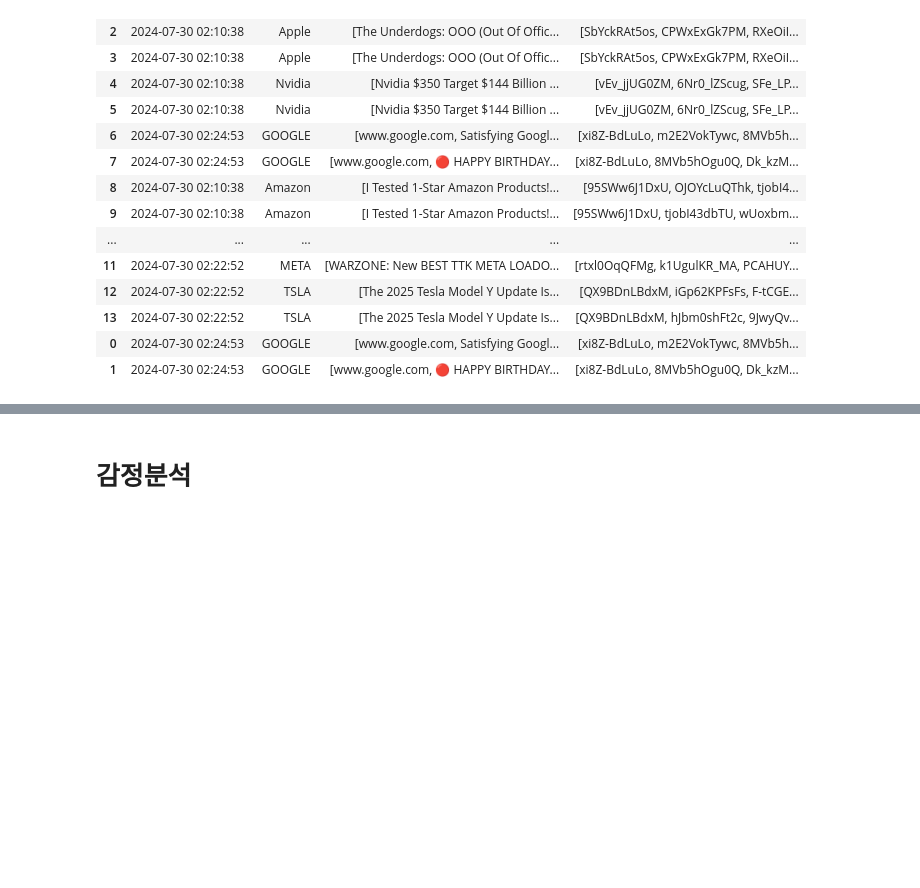
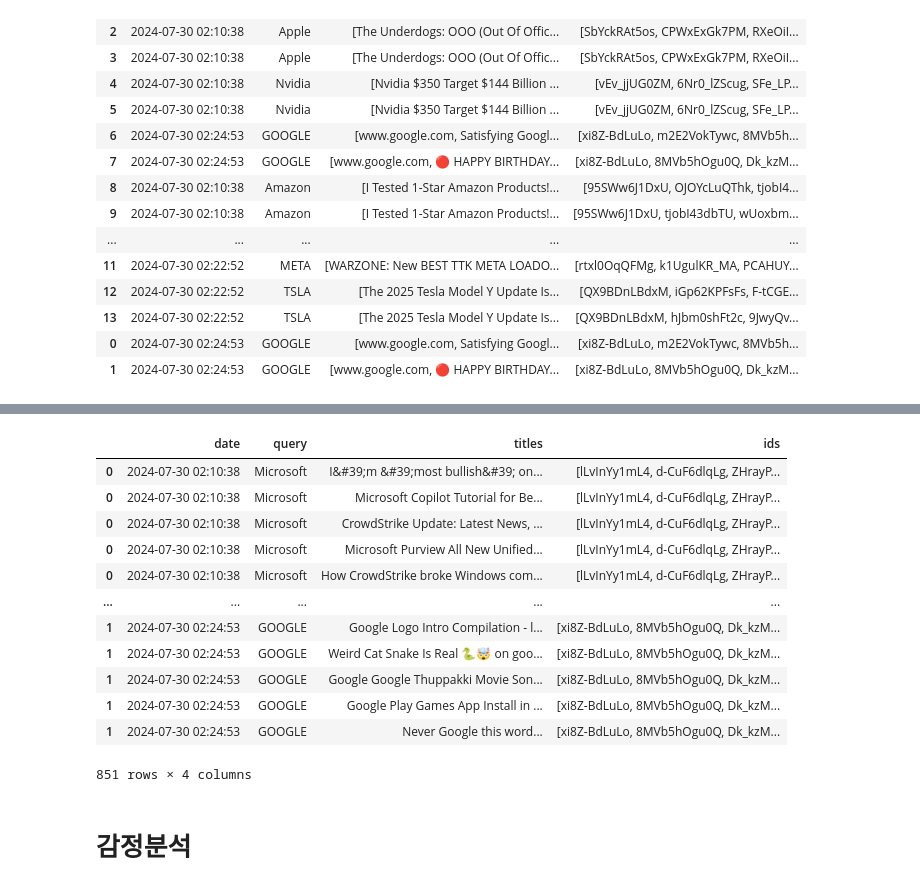
Before and after one commit to Jihee-Lee-326/Stock-info-archive, a Jupyter notebook: manjokdo_youtube.ipynb, the cells around one changed output, grey strips where cells are left out. Saved outputs shown, nothing was run; the diff lists cells and outputs as text; code cells hidden in the pictures; blank space fills up the shorter version.

```diff
--- a/manjokdo_youtube.ipynb
+++ b/manjokdo_youtube.ipynb
@@ -171,3 +187,19 @@ final_data = final_data.explode('titles')
+# %%
+final_data
+# %% [output]
+|  | date | query | titles | ids |
+| 0 | 2024-07-30 02:10:38 | Microsoft | I&#39;m &#39;most bullish&#39; on... | [lLvInYy1mL4, d-CuF6dlqLg, ZHrayP... |
+| 0 | 2024-07-30 02:10:38 | Microsoft | Microsoft Copilot Tutorial for Be... | [lLvInYy1mL4, d-CuF6dlqLg, ZHrayP... |
+| 0 | 2024-07-30 02:10:38 | Microsoft | CrowdStrike Update: Latest News, ... | [lLvInYy1mL4, d-CuF6dlqLg, ZHrayP... |
+| 0 | 2024-07-30 02:10:38 | Microsoft | Microsoft Purview All New Unified... | [lLvInYy1mL4, d-CuF6dlqLg, ZHrayP... |
+| 0 | 2024-07-30 02:10:38 | Microsoft | How CrowdStrike broke Windows com... | [lLvInYy1mL4, d-CuF6dlqLg, ZHrayP... |
+| ... | ... | ... | ... | ... |
+| 1 | 2024-07-30 02:24:53 | GOOGLE | Google Logo Intro Compilation - l... | [xi8Z-BdLuLo, 8MVb5hOgu0Q, Dk_kzM... |
+| 1 | 2024-07-30 02:24:53 | GOOGLE | Weird Cat Snake Is Real 🐍🤯 on goo... | [xi8Z-BdLuLo, 8MVb5hOgu0Q, Dk_kzM... |
+| 1 | 2024-07-30 02:24:53 | GOOGLE | Google Google Thuppakki Movie Son... | [xi8Z-BdLuLo, 8MVb5hOgu0Q, Dk_kzM... |
+| 1 | 2024-07-30 02:24:53 | GOOGLE | Google Play Games App Install in ... | [xi8Z-BdLuLo, 8MVb5hOgu0Q, Dk_kzM... |
+| 1 | 2024-07-30 02:24:53 | GOOGLE | Never Google this word... | [xi8Z-BdLuLo, 8MVb5hOgu0Q, Dk_kzM... |
+851 rows × 4 columns
 # %% [markdown]
 # 감정분석
 # %%
```
Also changed, not shown: parts of 18 cells of this notebook, 10 other files.
